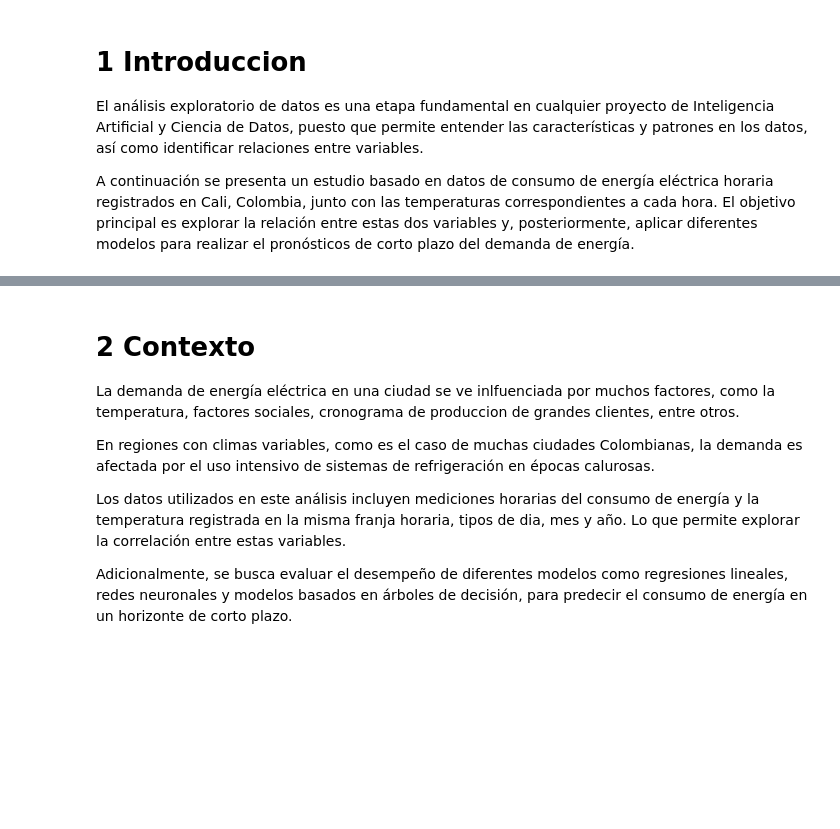
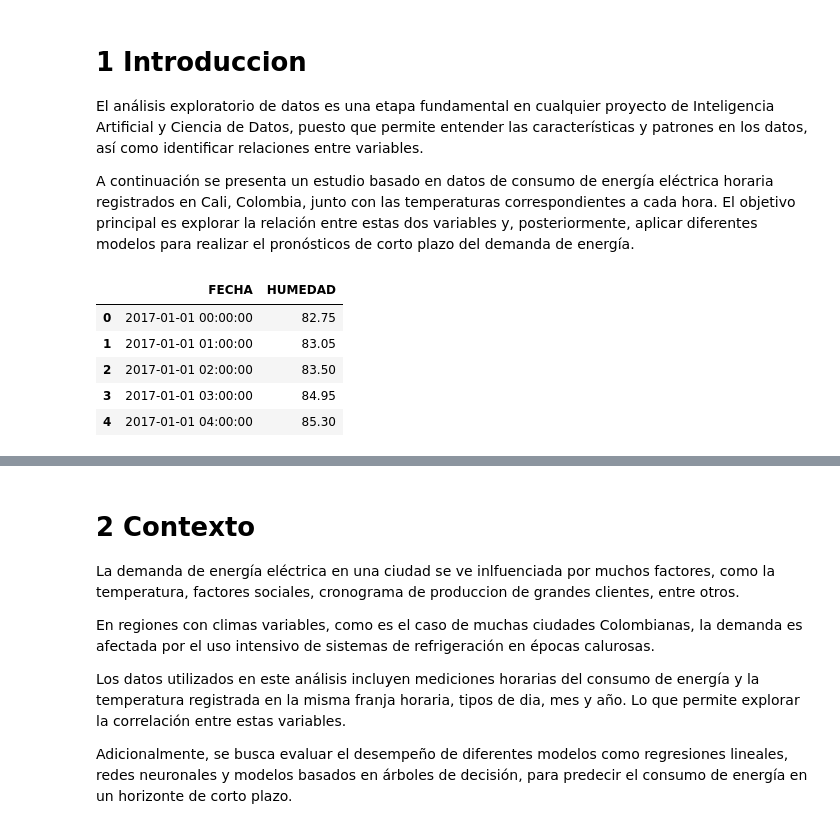
Before and after one commit to rchicangana/AnalisisDatosProyecto, a Jupyter notebook: ProyectoFinal.ipynb, the cells around one changed output, grey strips where cells are left out. Saved outputs shown, nothing was run; the diff lists cells and outputs as text; code cells hidden in the pictures; blank space fills up the shorter version.

```diff
--- a/ProyectoFinal.ipynb
+++ b/ProyectoFinal.ipynb
@@ -6,3 +6,26 @@
 El análisis exploratorio de datos es una etapa fundamental en cualquier proyecto de Inteligencia Artificial y Ciencia de Datos, puesto que permite entender las características y patrones en los datos, así como identificar relaciones entre variables.
 
 A continuación se presenta un estudio basado en datos de consumo de energía eléctrica horaria registrados en Cali, Colombia, junto con las temperaturas correspondientes a cada hora. El objetivo principal es explorar la relación entre estas dos variables y, posteriormente, aplicar diferentes modelos para realizar el pronósticos de corto plazo del demanda de energía.
+# %%
+import glob
+
+# Cargar datasets de humedad
+humedad_files = glob.glob("Data/reporte_sisaire-humedad-*.csv")
+df_humedad_list = [pd.read_csv(file) for file in humedad_files]
+df_humedad = pd.concat(df_humedad_list)
+
+# Convertir fechas en el dataset de humedad
+df_humedad["Fecha inicial"] = pd.to_datetime(df_humedad["Fecha inicial"], format="%Y-%m-%d %H:%M")
+
+# Promediar la humedad por hora
+df_humedad_avg = df_humedad.groupby("Fecha inicial")["HAire2"].mean().reset_index()
+df_humedad_avg.rename(columns={"Fecha inicial": "FECHA", "HAire2": "HUMEDAD"}, inplace=True)
+
+df_humedad_avg.head()
+# %% [output]
+|  | FECHA | HUMEDAD |
+| 0 | 2017-01-01 00:00:00 | 82.75 |
+| 1 | 2017-01-01 01:00:00 | 83.05 |
+| 2 | 2017-01-01 02:00:00 | 83.50 |
+| 3 | 2017-01-01 03:00:00 | 84.95 |
+| 4 | 2017-01-01 04:00:00 | 85.30 |
```
Also changed, not shown: parts of 19 cells of this notebook, 11 other files.
